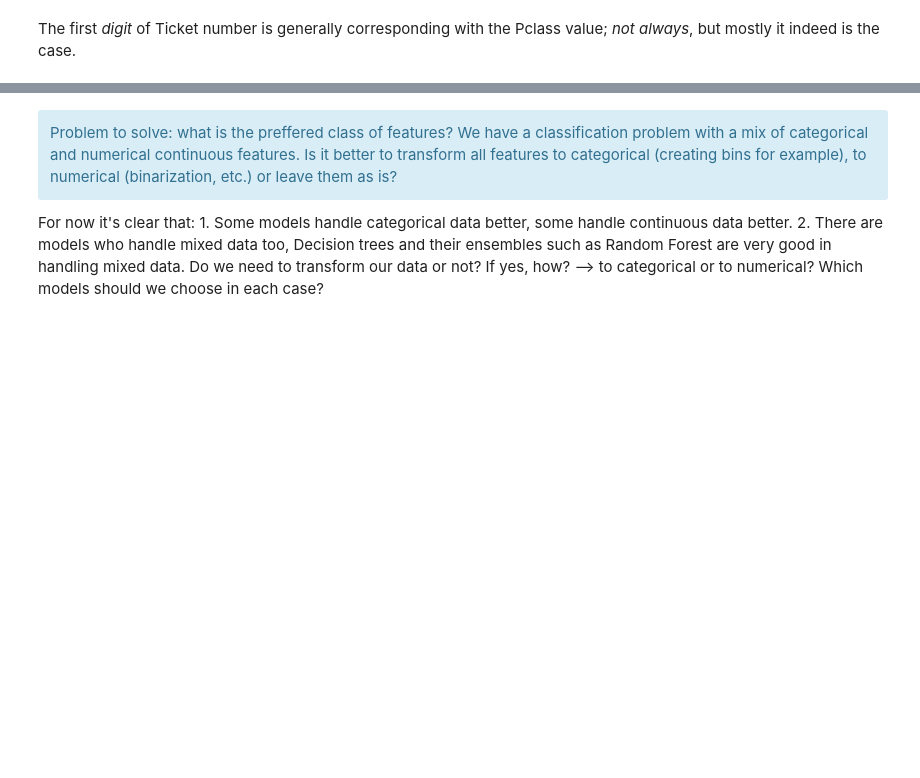
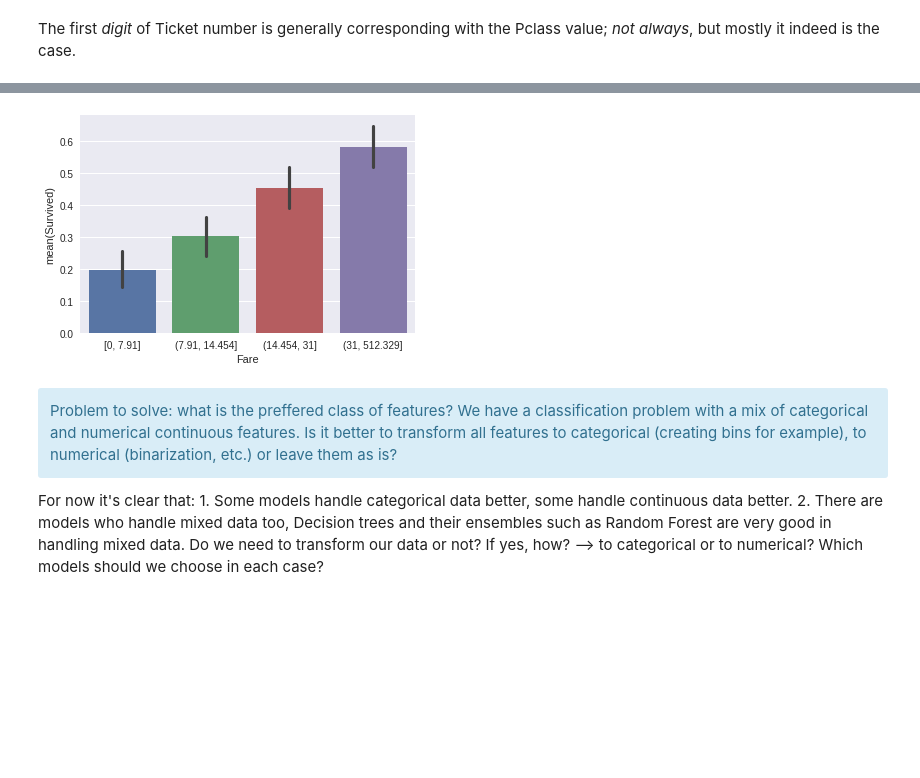
Before and after one commit to KonstantinMasich/Machine_Learning, a Jupyter notebook: Kaggle/Titanic/feature_selection.ipynb, the cells around one changed output, grey strips where cells are left out. Cells and saved outputs as stored; diff of their text form; code cells hidden in the pictures; blank space fills up the shorter version.

```diff
--- a/Kaggle/Titanic/feature_selection.ipynb
+++ b/Kaggle/Titanic/feature_selection.ipynb
@@ -485,0 +504,7 @@ The first *digit* of Ticket number is generally corresponding with the Pclass va
+# %%
+fare_categorical_feature = pd.DataFrame()
+fare_categorical_feature['Survived'] = train_df['Survived']
+fare_categorical_feature['Fare'] = train_df['Fare']
+fare_categorical_feature['Fare'] = pd.qcut(train_df['Fare'],4)
+
+fare_categorical_feature.groupby(['Fare'])['Survived'].mean().to_frame().style.background_gradient(cmap='summer_r')
@@ -486,3 +518,8 @@ The first *digit* of Ticket number is generally corresponding with the Pclass va
+# %%
+sns.barplot(x='Fare', y='Survived', data=fare_categorical_feature)
+plt.show()
+# %% [output]
+[figure, added]
 # %% [markdown]
 <div class="alert alert-block alert-info">Problem to solve: what is the preffered class of features? We have a classification problem with a mix of categorical and numerical continuous features. Is it better to transform all features to categorical (creating bins for example), to numerical (binarization, etc.) or leave them as is?</div>
 For now it's clear that:
```
Also changed, not shown: parts of 12 cells of this notebook.
